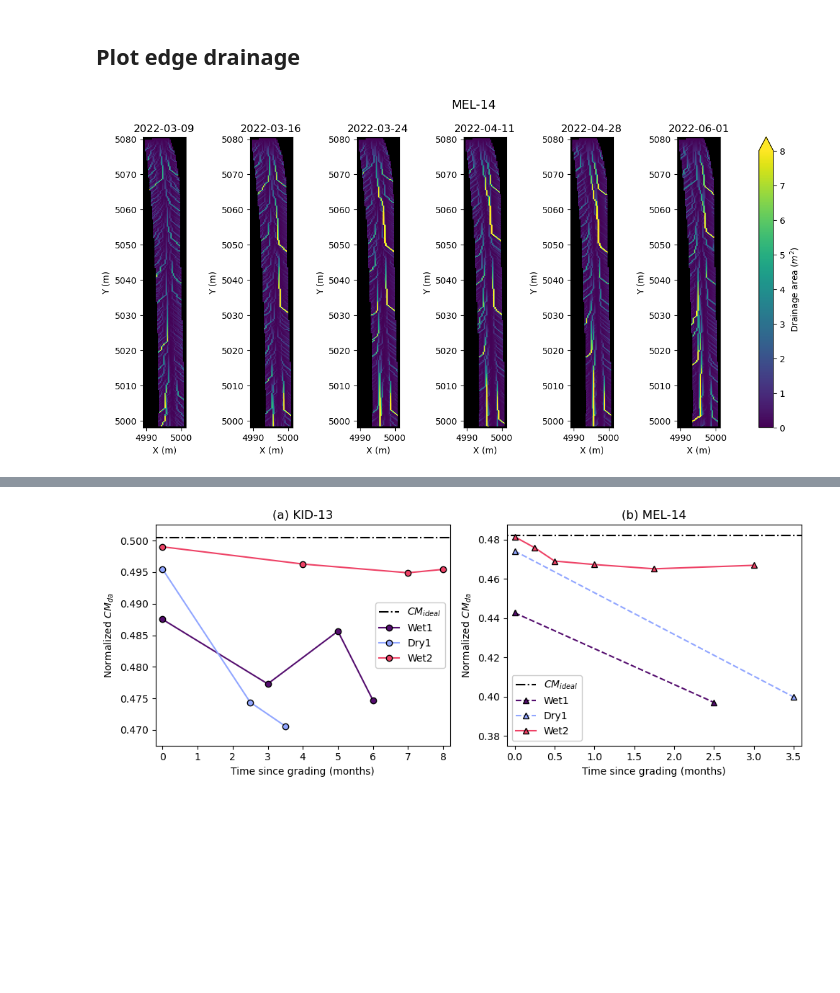
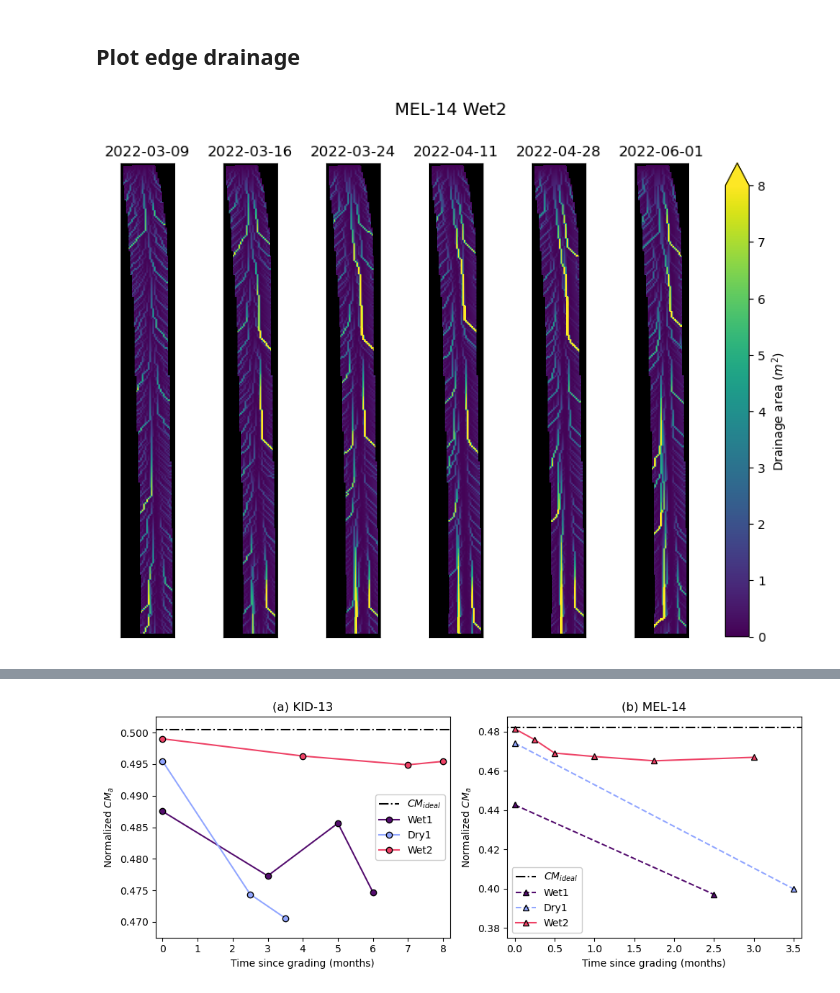
Before and after one commit to amanaster2/micro_diff, a Jupyter notebook: notebooks/flow_pathway_analysis.ipynb, the cells around one changed output, grey strips where cells are left out. Drawn from its saved outputs; the diff is of its cells as text; code cells hidden in the pictures; blank space fills up the shorter version.

Commit message:
Commenting out unused code and cleaning up figures

```diff
--- a/notebooks/flow_pathway_analysis.ipynb
+++ b/notebooks/flow_pathway_analysis.ipynb
@@ -438,38 +438,43 @@ for i in range(len(m14_wsyr2_map_files)):
 #     # ax[i].set_yticks(());
 
 # fig4, ax = plt.subplots(1, 2, figsize=(6,4))
 # fig4.suptitle('MEL-14 Dry1', x=0.6)
 # for i in range(len(m14_dsyr1_dem_files)):
 #     m4 = ax[i].imshow(m14_dsyr1[i], cmap = 'summer', vmin=0, vmax=5, extent=m14_dsyr1[i].rio.bounds())
 #     ax[i].set_title('t=%i' %i)
 #     fig4.colorbar(m4, label='Drainage area ($m^2$)', extend='max', ax=ax[i])
 #     ax[i].set_facecolor('k')
 #     # ax[i].set_xticks(())
 #     # ax[i].set_yticks(());
 
 # fig5, ax = plt.subplots(1, 6, figsize=(18,4))
 # fig5.suptitle('MEL-14 Wet2', x=0.55)
 # for i in range(len(m14_wsyr2_dem_files)):
 #     m5 = ax[i].imshow(m14_wsyr2[i], cmap = 'summer', vmin=0, vmax=5, extent=m14_wsyr2[i].rio.bounds())
 #     ax[i].set_title('t=%i' %i)
 #     fig5.colorbar(m5, label='Drainage area ($m^2$)', extend='max', ax=ax[i])
 #     ax[i].set_facecolor('k')
 #     # ax[i].set_xticks(())
 #     # ax[i].set_yticks(());
 
-fig6, ax = plt.subplots(1, 6, figsize=(16,6))
-fig6.suptitle('MEL-14', fontsize=14)
+fig6, ax = plt.subplots(1, 6, figsize=(11,7))
+fig6.suptitle('MEL-14 Wet2', fontsize=14)
 m6 = ax[0].imshow(m14_wsyr2_map[0], cmap = 'viridis', vmin=0, vmax=8)
 fig6.colorbar(m6, label='Drainage area ($m^2$)', extend='max', ax=ax)
 
 for i in range(len(m14_wsyr2_map_files)):
-    ax[i].imshow(m14_wsyr2_map[i], cmap = 'viridis', vmin=0, vmax=8, extent=m14_wsyr2_map[i].rio.bounds())
+    ax[i].imshow(m14_wsyr2_map[i], cmap = 'viridis', vmin=0, vmax=8)
     ax[i].set_title('%s' %date_m14_wsyr2[i], fontsize=12)
-    ax[i].set(facecolor='k',xlabel='X (m)',ylabel='Y (m)')
+    ax[i].set(facecolor='k')
+    xax = ax[i].get_xaxis()
+    xax = xax.set_visible(False)
+    yax = ax[i].get_yaxis()
+    yax = yax.set_visible(False)
+
 plt.savefig('/home/adalvis/github/micro_diff/data/savefigs/Fig8.png', dpi=600, bbox_inches='tight')
 plt.show();
 # %% [output]
-[figure, old version]
+[figure, new version]
 # %%
 t_k13_wsyr1 = [0, 3, 5, 6]
 cm_norm_k13_wsyr1 = np.zeros(len(k13_wsyr1_dem_files))
```
Also changed, not shown: parts of 4 cells of this notebook.
